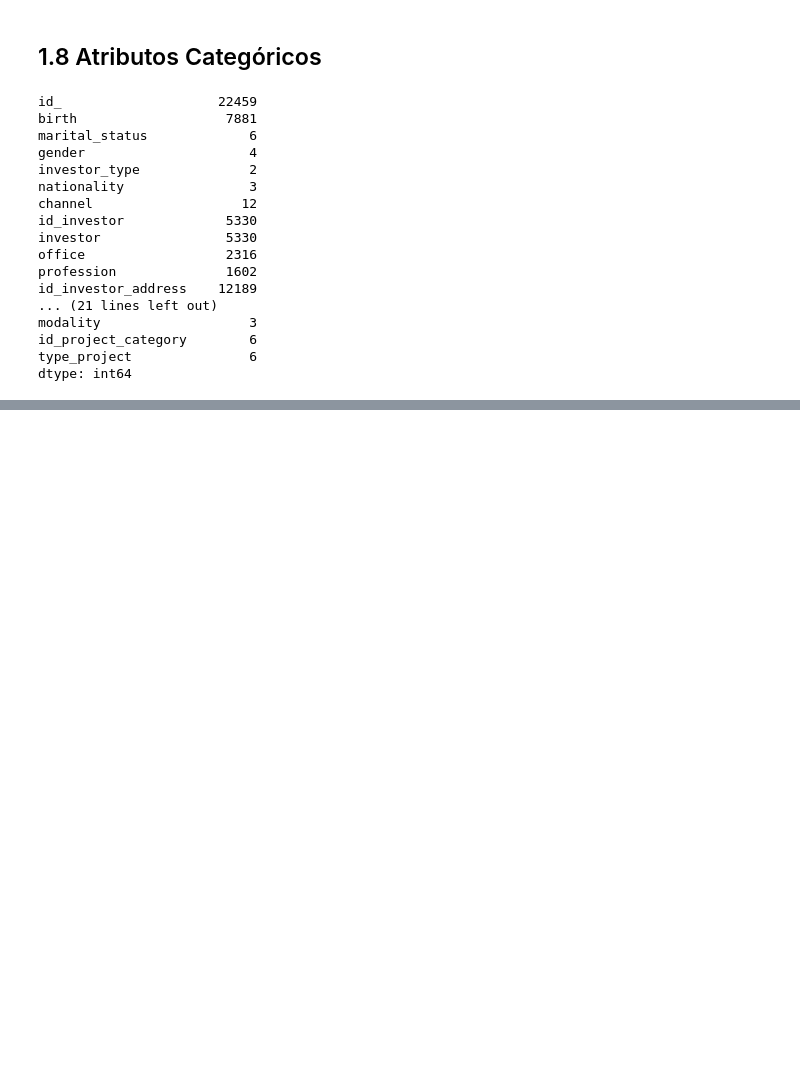
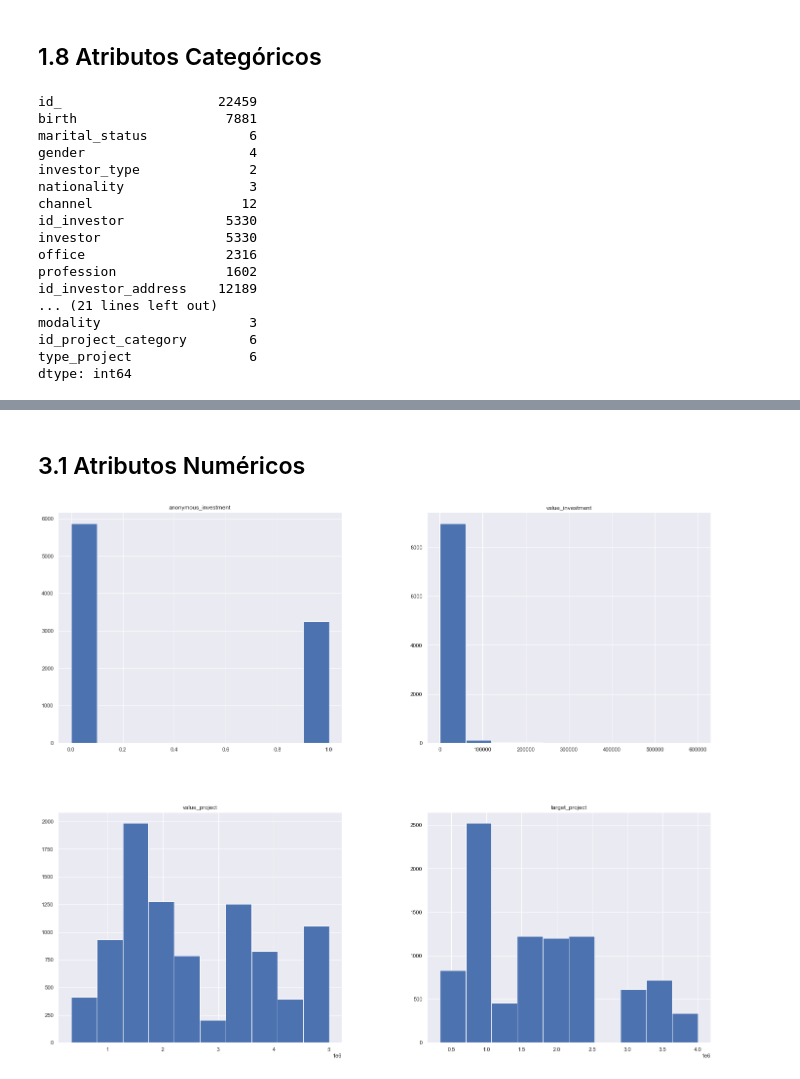
Before and after one commit to marcusbraggion/desafio_bloxs, a Jupyter notebook: notebooks/bloxs_insights.ipynb, the cells around one changed output, grey strips where cells are left out. Drawn from its saved outputs; the diff is of its cells as text; code cells hidden in the pictures; blank space fills up the shorter version.

```diff
--- a/notebooks/bloxs_insights.ipynb
+++ b/notebooks/bloxs_insights.ipynb
@@ -265,0 +303,6 @@ df3 = df2.copy()
+# %% [markdown]
+## 3.1 Atributos Numéricos
+# %%
+num_attributes.hist();
+# %% [output]
+[figure, added]
```
Also changed, not shown: parts of 23 cells of this notebook, 5 other files.
